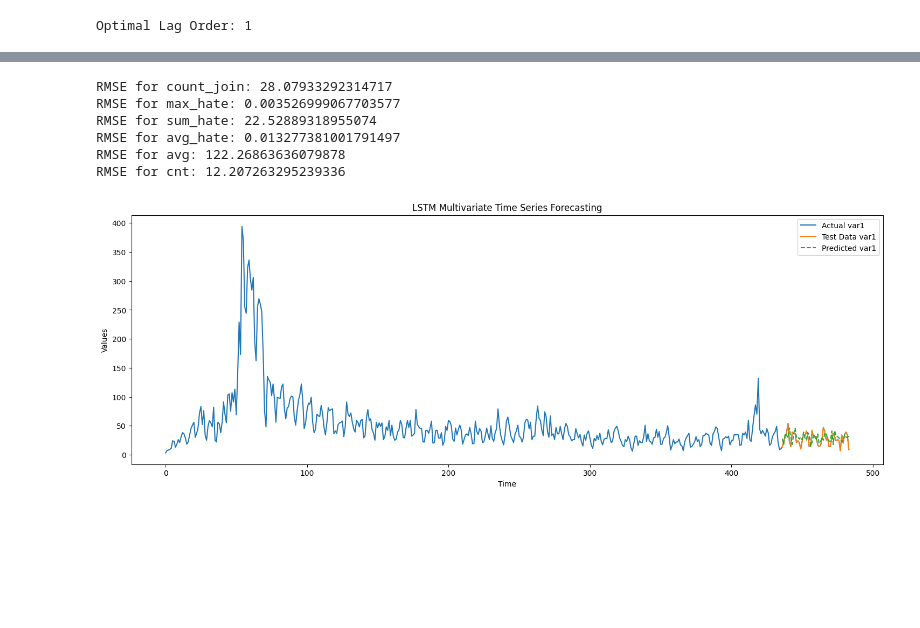
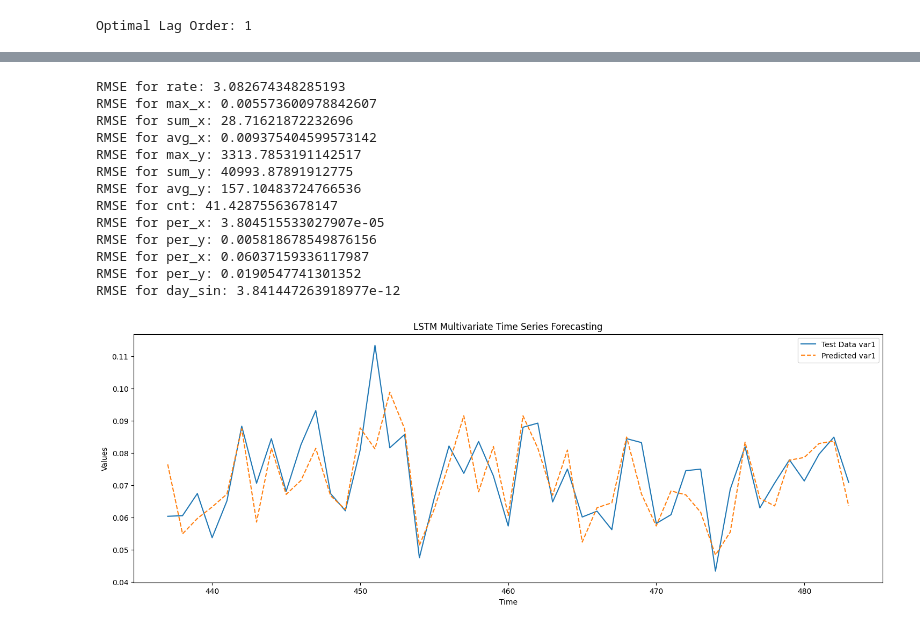
Before and after one commit to alex-dias/hate_twitter_trend, a Jupyter notebook: multivariate_analysis.ipynb, the cells around one changed output, grey strips where cells are left out. Drawn from its saved outputs; the diff is of its cells as text; code cells hidden in the pictures; blank space fills up the shorter version.

```diff
--- a/multivariate_analysis.ipynb
+++ b/multivariate_analysis.ipynb
@@ -48,0 +69,3 @@ cnt_news = pd.read_csv("series/cnt_news.csv")
+# %%
+merge_df.drop(['date', 'timestamp'], axis=1, inplace=True)
+merge_df
@@ -230,0 +268,21 @@ RMSE for cnt: 12.207263295239336
+# %%
+merge_df = merge_dfs([
+    cnt_join[['date', 'rate']],
+    max_hate,
+    sum_hate,
+    avg_hate,
+    max_news,
+    sum_news,
+    avg_news,
+    cnt_news,
+    per25_hate,
+    per75_hate,
+    per90_hate,
+    per99_hate
+    ])
+
+merge_df.drop(['date'], axis=1, inplace=True)
+
+merge_df['timestamp'] = (pd.to_datetime(merge_df['date']) - pd.Timestamp("1970-01-01")) // pd.Timedelta(seconds=1)
+merge_df['day_sin'] = np.sin(merge_df['timestamp'] * (2 * np.pi / (24*60*60)))
+merge_df.drop(['date', 'timestamp'], axis=1, inplace=True)
@@ -230,0 +307,16 @@ RMSE for cnt: 12.207263295239336
+# %%
+# Normalize the data
+scaler = MinMaxScaler()
+scaled_data = scaler.fit_transform(merge_df)
+
+# Define sequence length and forecasting horizon
+sequence_length = 5
+forecast_horizon = 1
+
+# Create input-output pairs
+X, y = [], []
+for i in range(len(scaled_data) - sequence_length - forecast_horizon + 1):
+    X.append(scaled_data[i:i+sequence_length])
+    y.append(scaled_data[i+sequence_length:i+sequence_length+forecast_horizon])
+
+X, y = np.array(X), np.array(y)
@@ -231,11 +488,18 @@ RMSE for cnt: 12.207263295239336
 # %%
 # Print RMSE for each variable
-for i, var_name in enumerate(data.columns):
+for i, var_name in enumerate(merge_df.columns):
     print(f"RMSE for {var_name}: {rmse[i]}")
 # %% [output]
-RMSE for count_join: 28.07933292314717
-RMSE for max_hate: 0.003526999067703577
-RMSE for sum_hate: 22.52889318955074
-RMSE for avg_hate: 0.013277381001791497
-RMSE for avg: 122.26863636079878
-RMSE for cnt: 12.207263295239336
+RMSE for rate: 3.082674348285193
+RMSE for max_x: 0.005573600978842607
+RMSE for sum_x: 28.71621872232696
+RMSE for avg_x: 0.009375404599573142
+RMSE for max_y: 3313.7853191142517
+RMSE for sum_y: 40993.87891912775
+RMSE for avg_y: 157.10483724766536
+RMSE for cnt: 41.42875563678147
+RMSE for per_x: 3.804515533027907e-05
+RMSE for per_y: 0.005818678549876156
+RMSE for per_x: 0.06037159336117987
+RMSE for per_y: 0.0190547741301352
+RMSE for day_sin: 3.841447263918977e-12
@@ -242,19 +508,19 @@ RMSE for cnt: 12.207263295239336
 # %%
 scaled_data_inverse = scaler.inverse_transform(scaled_data)
 
-index = 5
+index = 3
 
 # Plot the entire series, training, testing, and predicted data
 plt.figure(figsize=(18, 6))
-plt.plot(scaled_data_inverse[:, index], label='Actual var1')
+#plt.plot(scaled_data_inverse[:scaled_data_inverse.shape[0]-len(y_test), index], label='Actual var1')
 plt.plot(np.arange(len(scaled_data_inverse) - len(y_test), len(scaled_data_inverse)), actual_values[:, index], label='Test Data var1')
 plt.plot(np.arange(len(scaled_data_inverse) - len(y_test), len(scaled_data_inverse)), predicted_values[:, index], label='Predicted var1', linestyle='--')
 
 
 plt.legend()
 plt.title("LSTM Multivariate Time Series Forecasting")
 plt.xlabel("Time")
 plt.ylabel("Values")
 plt.show()
 # %% [output]
-[figure, old version]
+[figure, new version]
```
Also changed, not shown: parts of 17 cells of this notebook, 1 other file.
